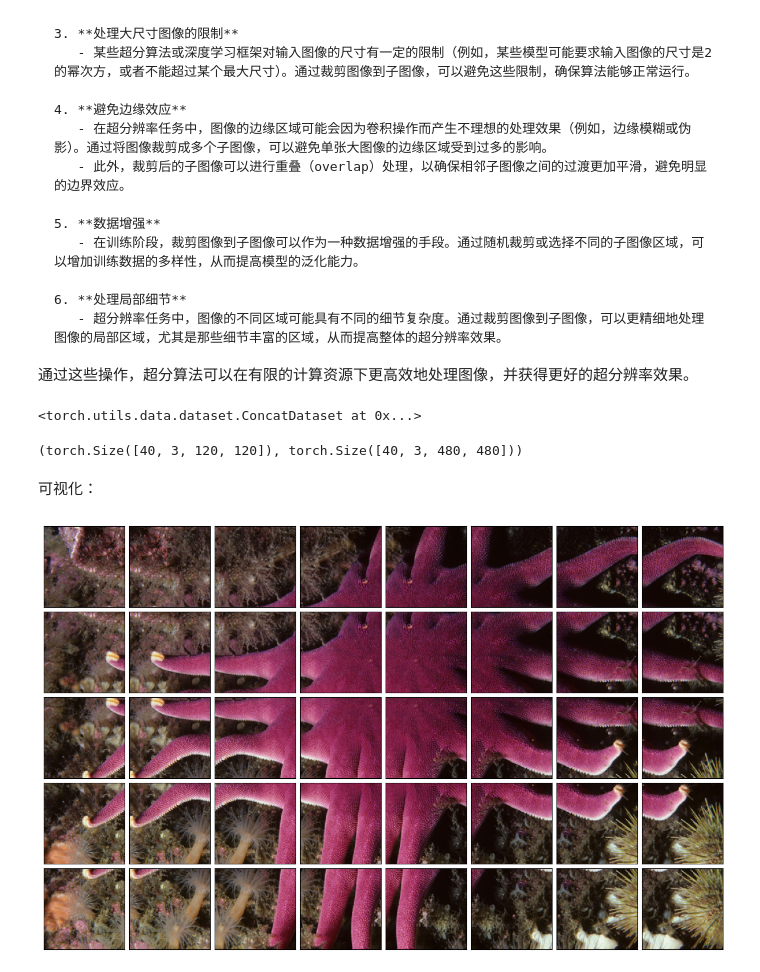
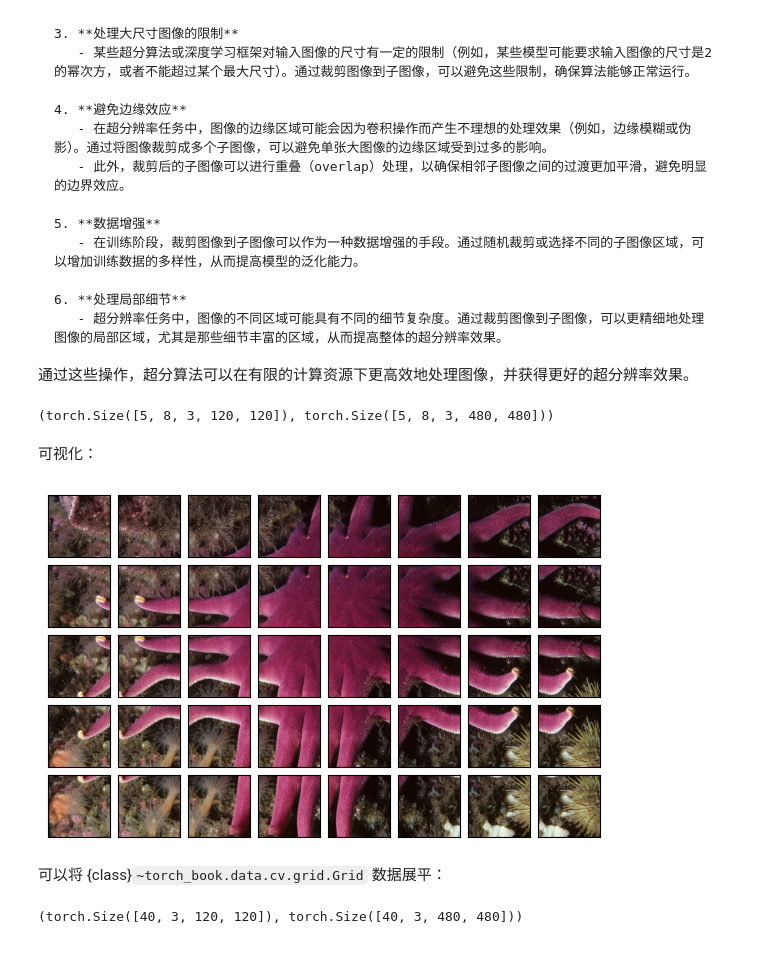
Before and after one commit to xinetzone/torch-book, a Jupyter notebook: doc/datasets/cv/DIV2K.ipynb, the cells around one changed output. Cells and saved outputs as stored; diff of their text form; code cells hidden in the pictures.

Commit message:
修改：     doc/datasets/cv/DIV2K.ipynb

```diff
--- a/doc/datasets/cv/DIV2K.ipynb
+++ b/doc/datasets/cv/DIV2K.ipynb
@@ -237,4 +242,5 @@ class PairedGrid(torch.nn.Module):
 # %%
+from torch_book.data.cv.grid import PairedGrid, GridConfig
 # 加载图片对
 scale = 4 # 放大倍数, 2, 3, 4
 config = GridConfig(
@@ -242,27 +248,11 @@ config = GridConfig(
     step = 240, # 指在 HR 图像进行某种处理时，每次移动或采样的步长
     thresh_size = 0, # HR 图像处理中，用于判断或筛选某些特征或对象的尺寸阈值
 )
-# 将训练集和验证集合并
-_trainset = PairedDataset(
-    scale,
-    data_dir/"DIV2K_train_HR.zip",
-    data_dir/f"DIV2K_train_LR_bicubic_X{scale}.zip",
-    transform=PairedGrid(scale, config)
-)
-_valset = PairedDataset(
-    scale,
-    data_dir/"DIV2K_valid_HR.zip",
-    data_dir/f"DIV2K_valid_LR_bicubic_X{scale}.zip",
-    transform=PairedGrid(scale, config)
-)
-dataset = _trainset + _valset
-dataset
+transform = PairedGrid(scale, config)
+dataset = create_dataset(data_dir, scale, transform)
+lr, hr = dataset[0]
+lr.shape, hr.shape
 # %% [output]
-<torch.utils.data.dataset.ConcatDataset at 0x...>
+(torch.Size([5, 8, 3, 120, 120]), torch.Size([5, 8, 3, 480, 480]))
-# %%
-lr, hr = dataset[0]
-lr.shape, hr.shape
-# %% [output]
-(torch.Size([40, 3, 120, 120]), torch.Size([40, 3, 480, 480]))
 # %% [markdown]
 可视化：
@@ -271,6 +259,30 @@ from torch_book.data.cv.plot import show_images
-# %%
-with torch.no_grad():
-    data = lr.permute(0, 2, 3, 1)
-    show_images(data, lr.height, lr.width)
-# %% [output]
-[figure, removed]
+# %%
+import torch
+from torch_book.data.cv.plot import GridFrame
+lr, hr = dataset[0]
+with torch.no_grad():
+    data = lr.flatten().permute(0, 2, 3, 1)
+    canvas = GridFrame(*lr.shape[:2], 0.7)
+    canvas(data)
+    plt.close()
+canvas.figure
+# %% [output]
+[figure, added]
+# %% [markdown]
+可以将 {class}`~torch_book.data.cv.grid.Grid` 数据展平：
+# %%
+from torchvision.transforms import v2
+from torch_book.data.cv.grid import PairedGrid, GridConfig, FlattenPairedGrid
+# 加载图片对
+scale = 4 # 放大倍数, 2, 3, 4
+config = GridConfig(
+    crop_size = 480, # HR 的裁剪尺寸，这个尺寸通常是预先设定的
+    step = 240, # 指在 HR 图像进行某种处理时，每次移动或采样的步长
+    thresh_size = 0, # HR 图像处理中，用于判断或筛选某些特征或对象的尺寸阈值
+)
+transform = v2.Compose([PairedGrid(scale, config), FlattenPairedGrid()])
+dataset = create_dataset(data_dir, scale, transform)
+lr, hr = dataset[0]
+lr.shape, hr.shape
+# %% [output]
+(torch.Size([40, 3, 120, 120]), torch.Size([40, 3, 480, 480]))
```
Also changed, not shown: parts of 8 cells of this notebook, 7 other files.
